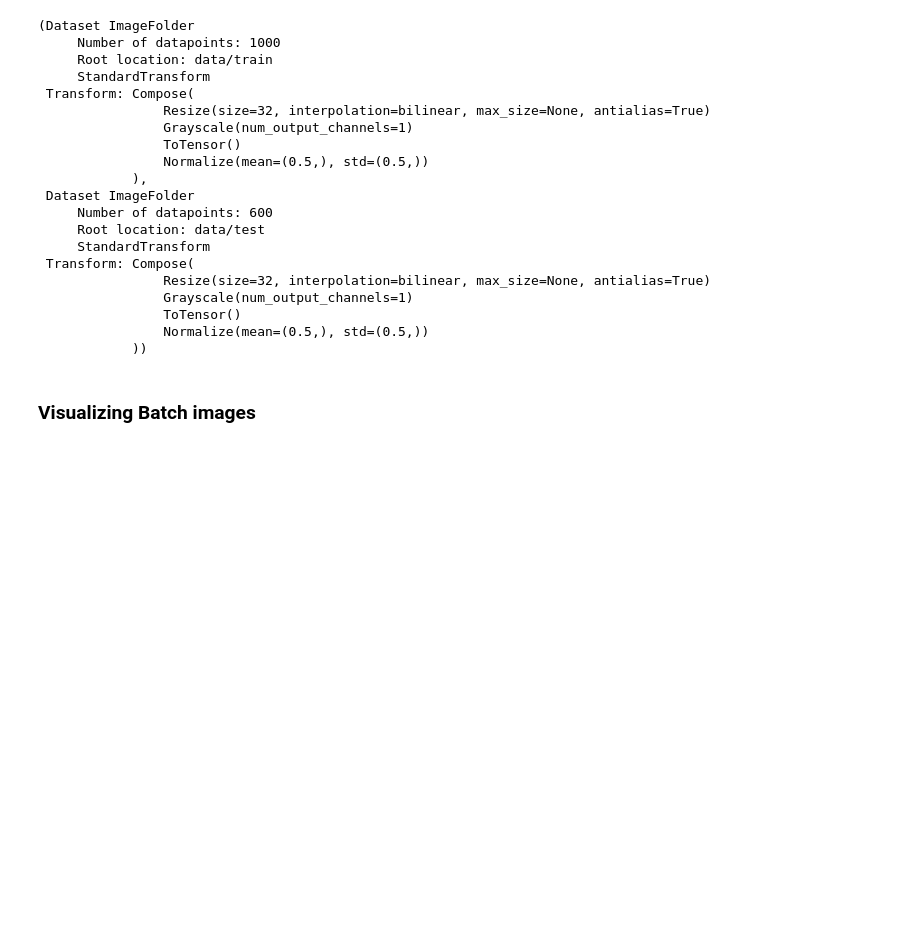
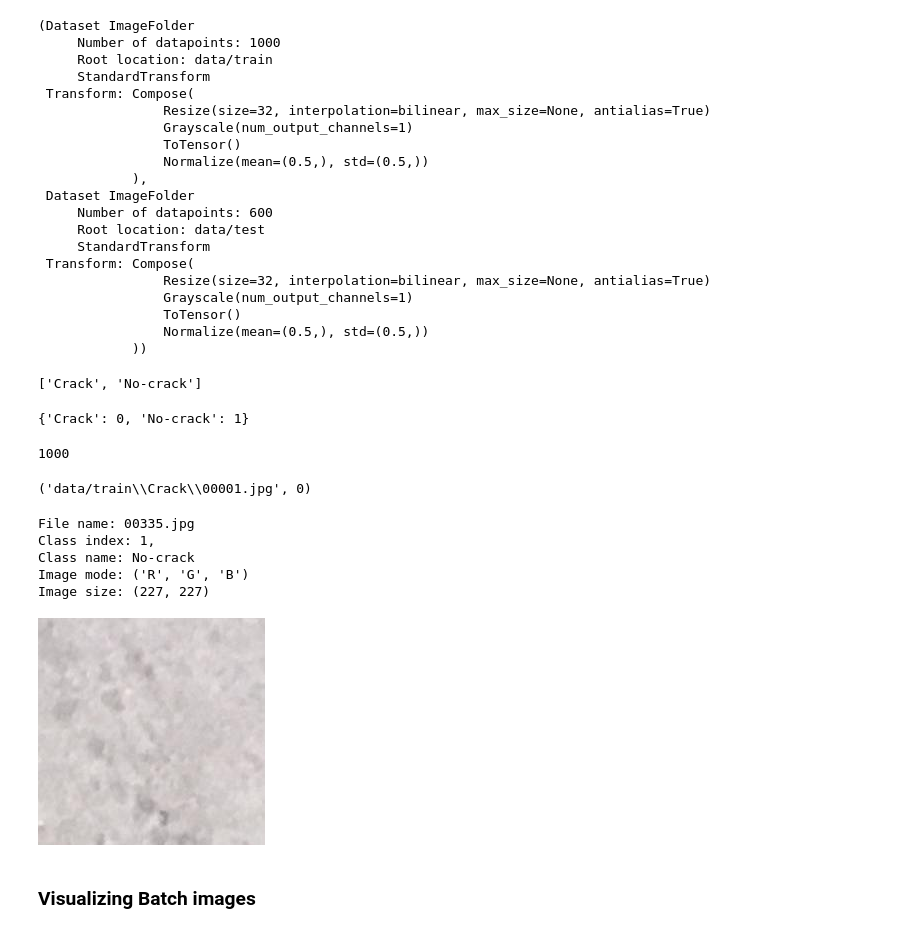
Before and after one commit to y2mulyana/ML-Playground, a Jupyter notebook: 4_Computer_Vision/Binary_Classification_CNN.ipynb, the cells around one changed output. Drawn from its saved outputs; the diff is of its cells as text; code cells hidden in the pictures; blank space fills up the shorter version.

```diff
--- a/4_Computer_Vision/Binary_Classification_CNN.ipynb
+++ b/4_Computer_Vision/Binary_Classification_CNN.ipynb
@@ -109,6 +84,43 @@ train_data, test_data
                 ToTensor()
                 Normalize(mean=(0.5,), std=(0.5,))
             ))
+# %%
+train_data.classes
+# %% [output]
+['Crack', 'No-crack']
+# %%
+train_data.class_to_idx
+# %% [output]
+{'Crack': 0, 'No-crack': 1}
+# %%
+len(train_data)
+# %% [output]
+1000
+# %%
+train_data.samples[0]
+# %% [output]
+('data/train\\Crack\\00001.jpg', 0)
+# %%
+pick = random.randint(0, len(train_data))
+
+# sample_path, sample_class = train_data.samples[pick]
+sample_path, sample_class = train_data.samples[pick]
+
+td = Image.open(sample_path)
+td_label_class = train_data.classes[sample_class]
+filename = train_data.samples[pick][0].split("\\")[-1]
+
+print(f"File name: {filename} \nClass index: {sample_class}, \nClass name: {td_label_class}")
+print(f"Image mode: {td.getbands()}")
+print(f"Image size: {td.size}\n")
+td
+# %% [output]
+File name: 00335.jpg
+Class index: 1,
+Class name: No-crack
+Image mode: ('R', 'G', 'B')
+Image size: (227, 227)
+[figure, added]
 # %% [markdown]
 ### Visualizing Batch images
 # %%
```
Also changed, not shown: parts of 8 cells of this notebook.
